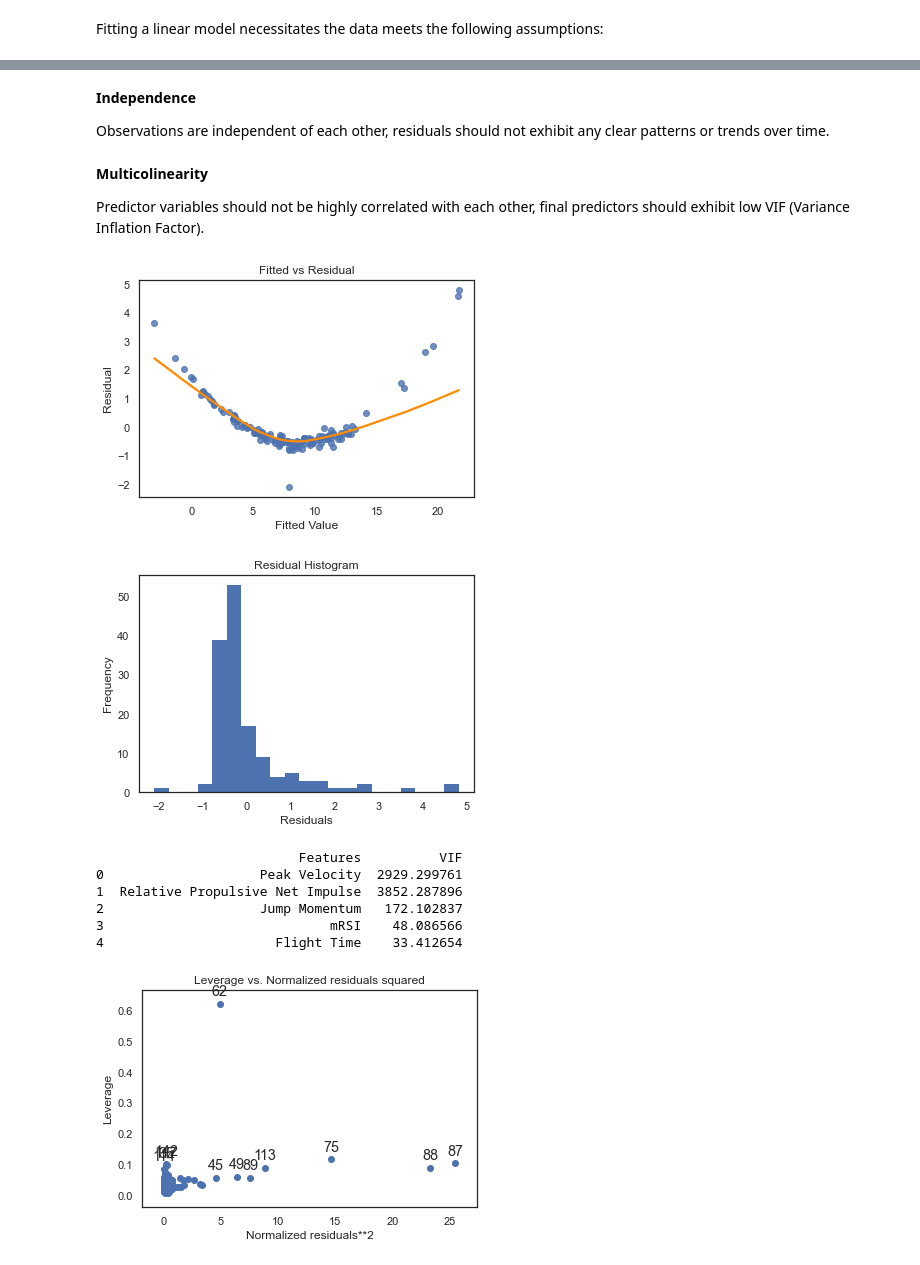
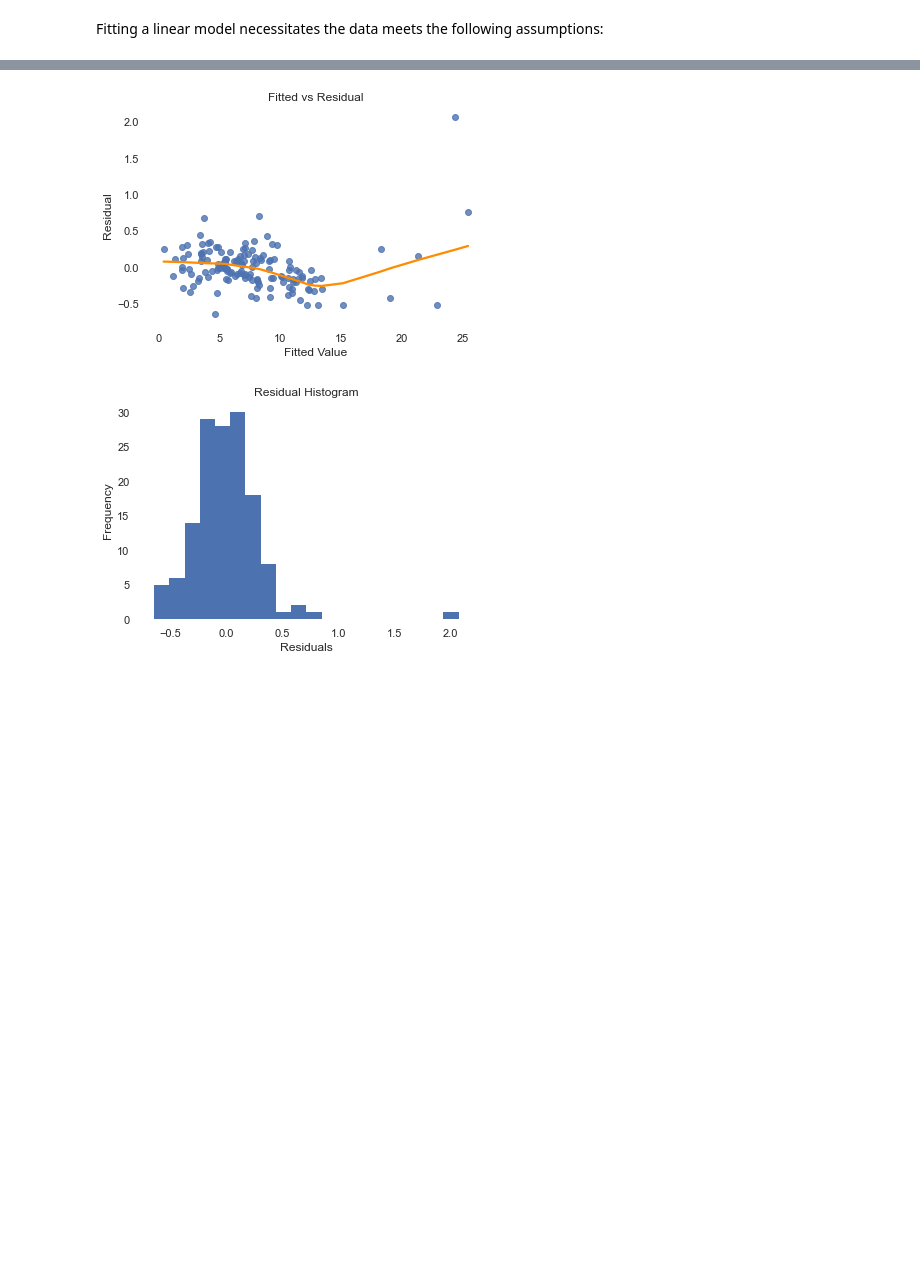
Before and after one commit to mithilguru/Illinois-Strength-Trends, a Jupyter notebook: StrengthTesting-July-2023.ipynb, the cells around one changed output, grey strips where cells are left out. Saved outputs shown, nothing was run; the diff lists cells and outputs as text; code cells hidden in the pictures; blank space fills up the shorter version.

Commit message:
Model diagnostics and outlier removal

```diff
--- a/StrengthTesting-July-2023.ipynb
+++ b/StrengthTesting-July-2023.ipynb
@@ -505,54 +509,30 @@ The histogram of the residuals below is symmetric and centered around 0.
-# %% [markdown]
-**Independence**
-
-Observations are independent of each other, residuals should not exhibit any clear patterns or trends over time.
-# %% [markdown]
-**Multicolinearity**
-
-Predictor variables should not be highly correlated with each other, final predictors should exhibit low VIF (Variance Inflation Factor).
 # %%
-# modeling imports
+# imports
 import statsmodels.api as sm
 
-# setting feature matrix and target variable
-X = DJ[['Peak Velocity', 'Relative Propulsive Net Impulse', 'Jump Momentum', 'mRSI', 'Flight Time']]
+# set feature matrix and target variable
+selected_variables = sorted_corr_jump.index.tolist()
+X = DJ[selected_variables]
 y = DJ['Jump Height']
 
 # regression model
 mod1 = sm.OLS(y, sm.add_constant(X)).fit()
 
 # fitted vs residual plot (linearity and constant variance)
 sns.regplot(x = mod1.fittedvalues, y = mod1.resid, lowess = True, line_kws = {'color': "darkorange"})
+sns.despine(left = True, bottom = True)
 plt.xlabel('Fitted Value')
 plt.ylabel('Residual')
 plt.title('Fitted vs Residual')
 plt.show()
 
-# residual histogram (normality and inde"pendence)
-plt.hist(mod1.resid, bins = 21, edgecolor = "none")
+# residual histogram (normality and independence)
+plt.hist(mod1.resid, bins = 20, edgecolor = "none")
+sns.despine(left = True, bottom = True)
 plt.xlabel('Residuals')
 plt.ylabel('Frequency')
 plt.title('Residual Histogram')
 plt.show()
-
-# VIF (multicolinearity)
-from statsmodels.stats.outliers_influence import variance_inflation_factor
-
-vif = pd.DataFrame()
-vif["Features"] = X.columns
-vif["VIF"] = [variance_inflation_factor(X.values, i) for i in range(X.shape[1])]
-print(vif)
-
-# leverage residual-squared plot (outliers and influential points)
-sm.graphics.plot_leverage_resid2(mod1)
-plt.show()
 # %% [output]
-[figure, old version]
+[figure, new version]
-[figure, old version]
+[figure, new version]
-                          Features          VIF
-0                    Peak Velocity  2929.299761
-1  Relative Propulsive Net Impulse  3852.287896
-2                    Jump Momentum   172.102837
-3                             mRSI    48.086566
-4                      Flight Time    33.412654
-[figure, removed]
```
Also changed, not shown: parts of 8 cells of this notebook.
